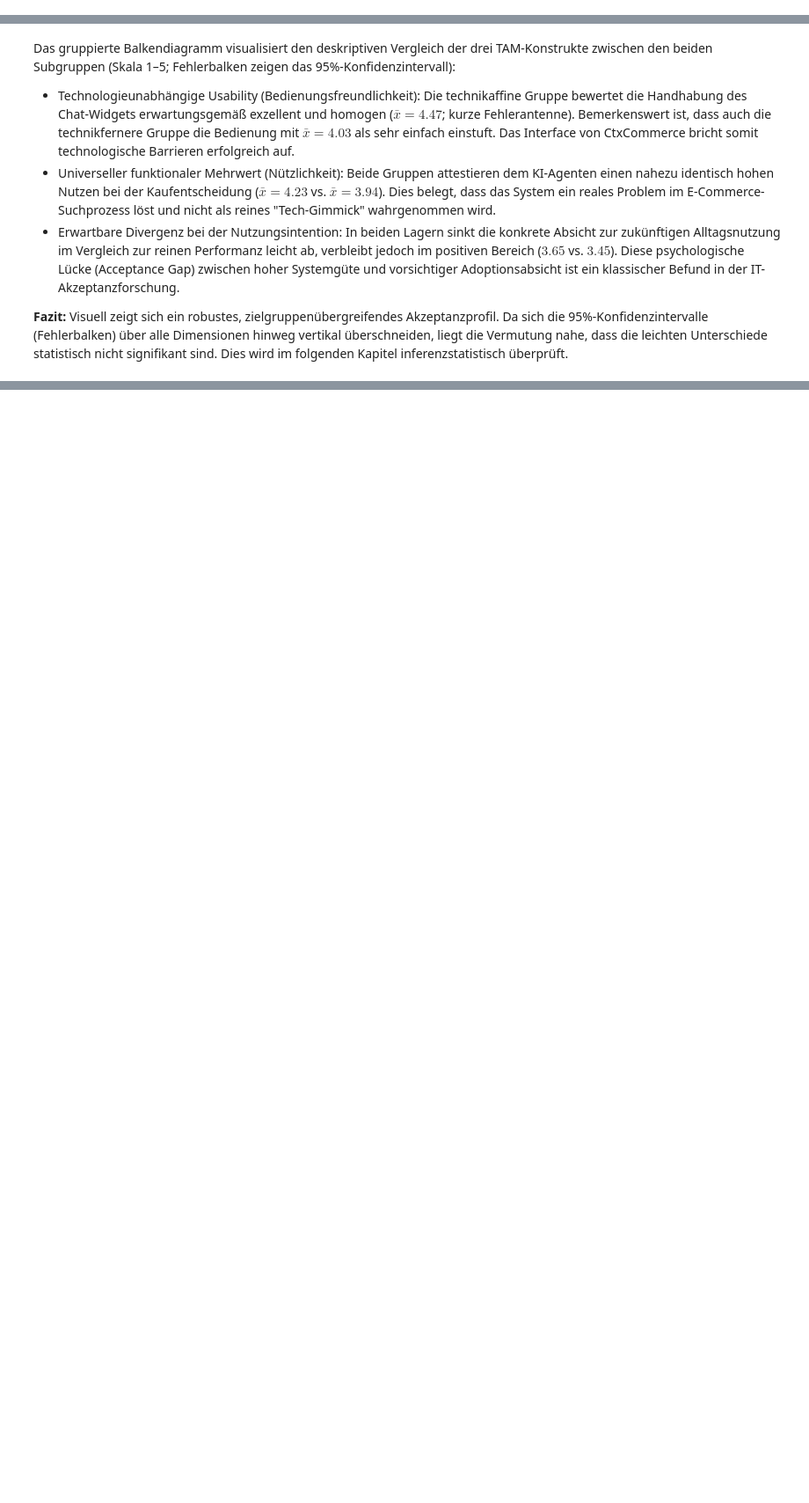
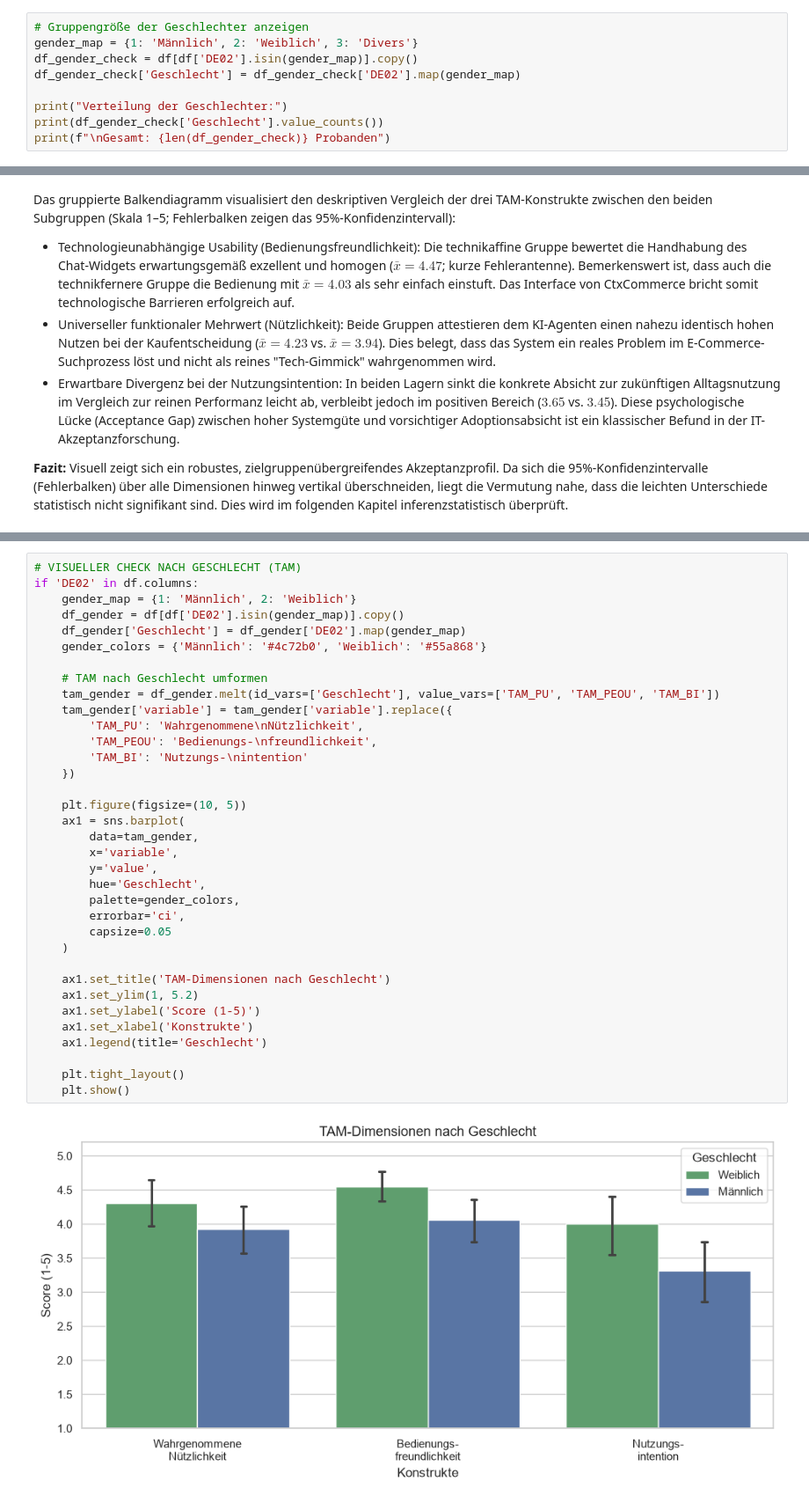
Before and after one commit to fuerstfabian/Analysis-Usability-Acceptance-CtxCommerce, a Jupyter notebook: notebooks/evaluation_analysis.ipynb, the cells around one changed output, grey strips where cells are left out. Shown at 88% size. Drawn from its saved outputs; the diff is of its cells as text; blank space fills up the shorter version.

```diff
--- a/notebooks/evaluation_analysis.ipynb
+++ b/notebooks/evaluation_analysis.ipynb
@@ -192,0 +196,9 @@ DE01_01 ist die Altersangabe und dementsprechend zu vernachlässigen.
+# %%
+# Gruppengröße der Geschlechter anzeigen
+gender_map = {1: 'Männlich', 2: 'Weiblich', 3: 'Divers'}
+df_gender_check = df[df['DE02'].isin(gender_map)].copy()
+df_gender_check['Geschlecht'] = df_gender_check['DE02'].map(gender_map)
+
+print("Verteilung der Geschlechter:")
+print(df_gender_check['Geschlecht'].value_counts())
+print(f"\nGesamt: {len(df_gender_check)} Probanden")
@@ -619,0 +546,37 @@ print('\n' + '=' * 80 + '\n')
+# %%
+# VISUELLER CHECK NACH GESCHLECHT (TAM)
+if 'DE02' in df.columns:
+    gender_map = {1: 'Männlich', 2: 'Weiblich'}
+    df_gender = df[df['DE02'].isin(gender_map)].copy()
+    df_gender['Geschlecht'] = df_gender['DE02'].map(gender_map)
+    gender_colors = {'Männlich': '#4c72b0', 'Weiblich': '#55a868'}
+
+    # TAM nach Geschlecht umformen
+    tam_gender = df_gender.melt(id_vars=['Geschlecht'], value_vars=['TAM_PU', 'TAM_PEOU', 'TAM_BI'])
+    tam_gender['variable'] = tam_gender['variable'].replace({
+        'TAM_PU': 'Wahrgenommene\nNützlichkeit',
+        'TAM_PEOU': 'Bedienungs-\nfreundlichkeit',
+        'TAM_BI': 'Nutzungs-\nintention'
+    })
+
+    plt.figure(figsize=(10, 5))
+    ax1 = sns.barplot(
+        data=tam_gender,
+        x='variable',
+        y='value',
+        hue='Geschlecht',
+        palette=gender_colors,
+        errorbar='ci',
+        capsize=0.05
+    )
+
+    ax1.set_title('TAM-Dimensionen nach Geschlecht')
+    ax1.set_ylim(1, 5.2)
+    ax1.set_ylabel('Score (1-5)')
+    ax1.set_xlabel('Konstrukte')
+    ax1.legend(title='Geschlecht')
+
+    plt.tight_layout()
+    plt.show()
+# %% [output]
+[figure, added]
```
Also changed, not shown: parts of 21 cells of this notebook.
